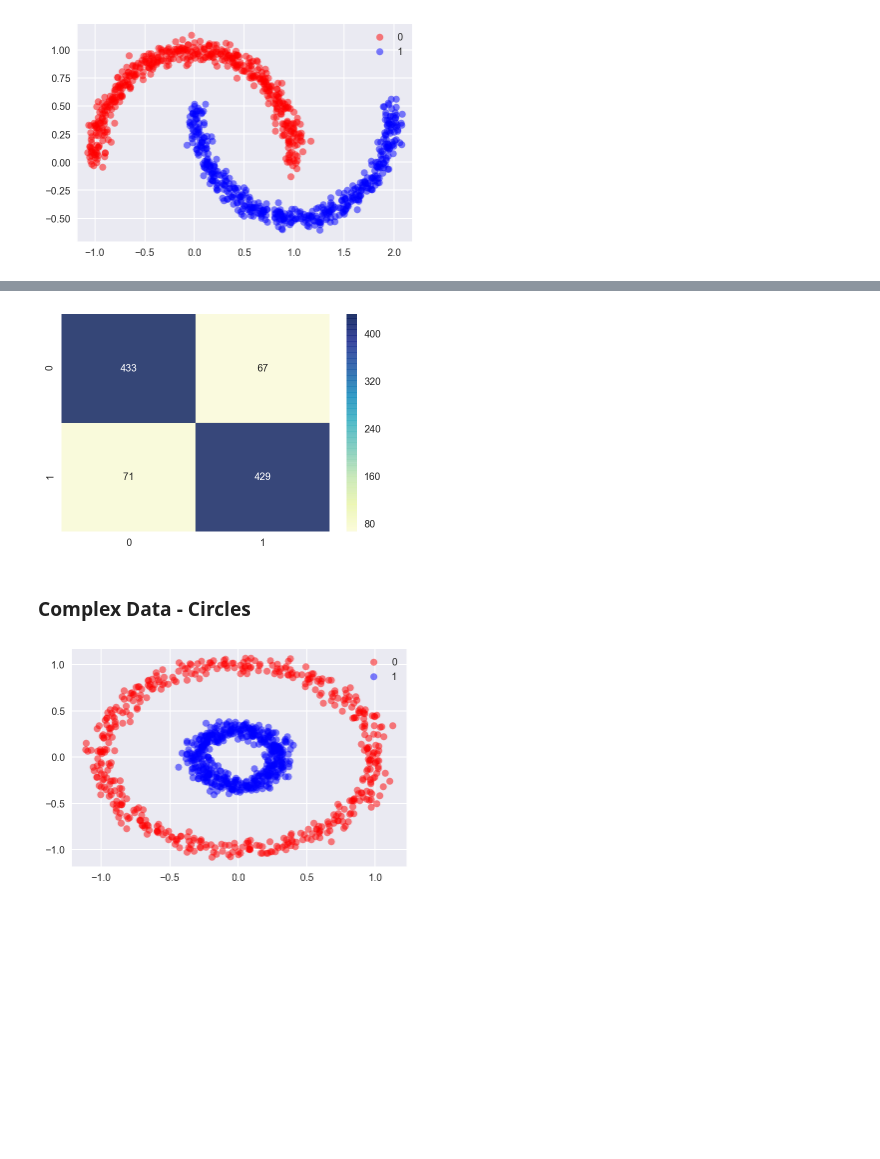
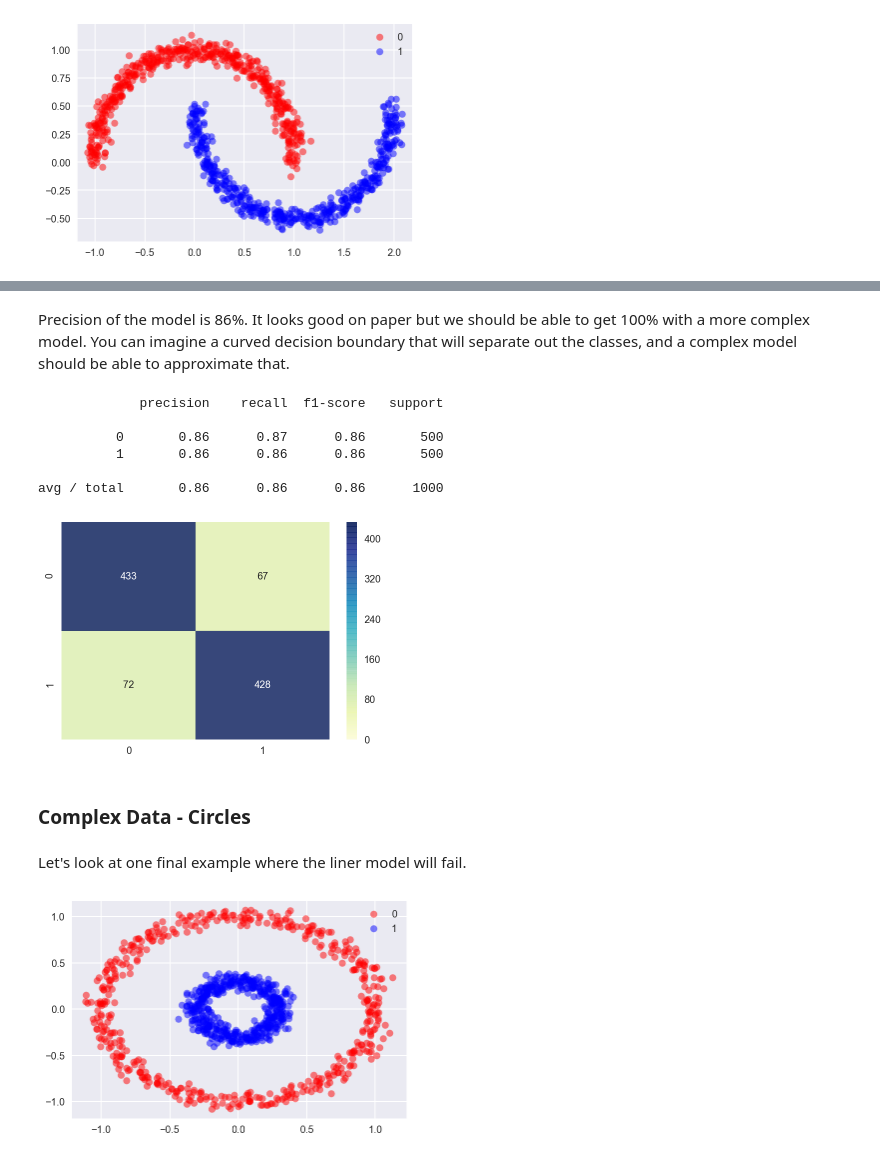
Before and after one commit to ardendertat/Applied-Deep-Learning-with-Keras, a Jupyter notebook: notebooks/Artificial Neural Networks.ipynb, the cells around one changed output, grey strips where cells are left out. Cells and saved outputs as stored; diff of their text form; code cells hidden in the pictures; blank space fills up the shorter version.

```diff
--- a/notebooks/Artificial Neural Networks.ipynb
+++ b/notebooks/Artificial Neural Networks.ipynb
@@ -215,9 +221,21 @@ plot_decision_boundary(lambda x: model.predict(x), X, y)
-# %%
-plot_confusion_matrix(model, X, y)
-# %% [output]
-[figure, removed]
+# %% [markdown]
+Precision of the model is 86%. It looks good on paper but we should be able to get 100% with a more complex model. You can imagine a curved decision boundary that will separate out the classes, and a complex model should be able to approximate that.
+# %%
+y_pred = model.predict_classes(X, verbose=0)
+print(classification_report(y, y_pred))
+plot_confusion_matrix(model, X, y)
+# %% [output]
+             precision    recall  f1-score   support
+
+          0       0.86      0.87      0.86       500
+          1       0.86      0.86      0.86       500
+
+avg / total       0.86      0.86      0.86      1000
+[figure, added]
 # %% [markdown]
 ### Complex Data - Circles
+# %% [markdown]
+Let's look at one final example where the liner model will fail.
 # %%
 X, y = make_circles(n_samples=1000, noise=0.05, factor=0.3, random_state=0)
 plot_data(X, y)
```
Also changed, not shown: parts of 15 cells of this notebook, 1 other file.
